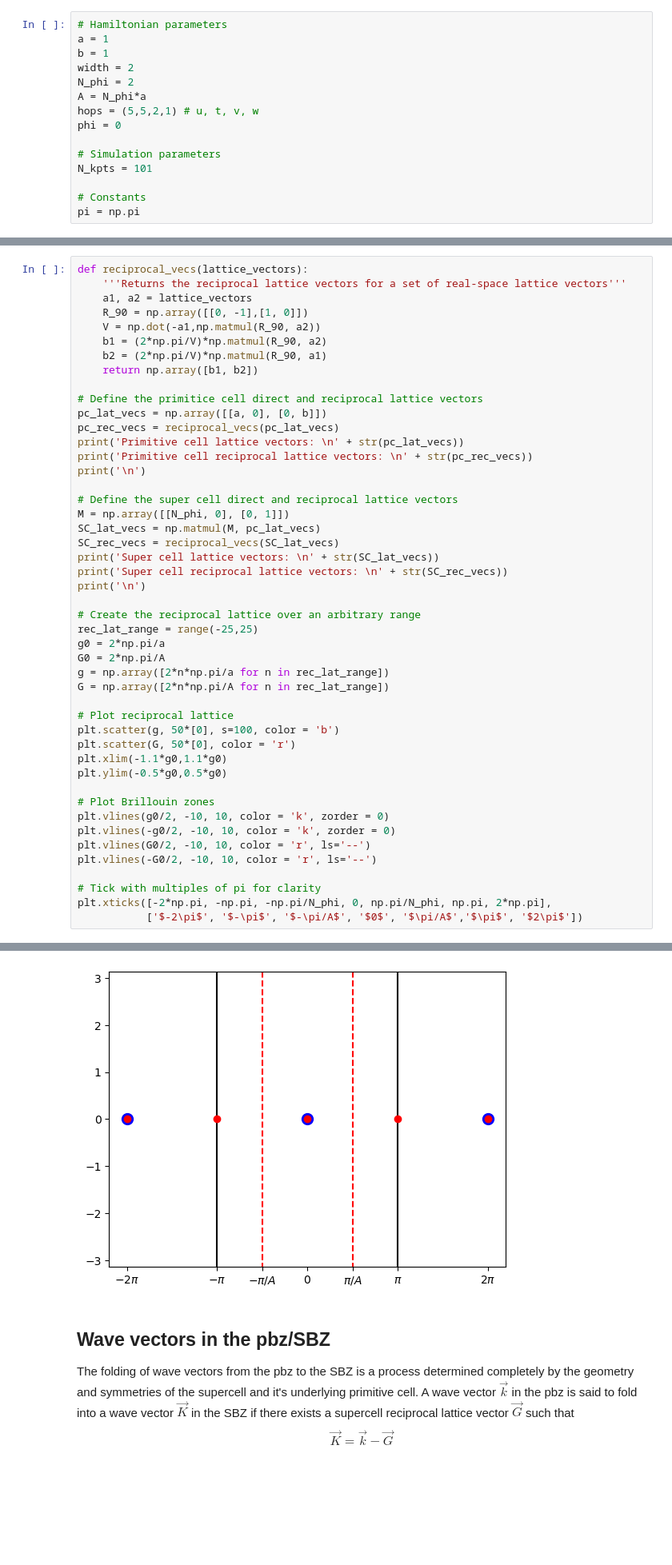
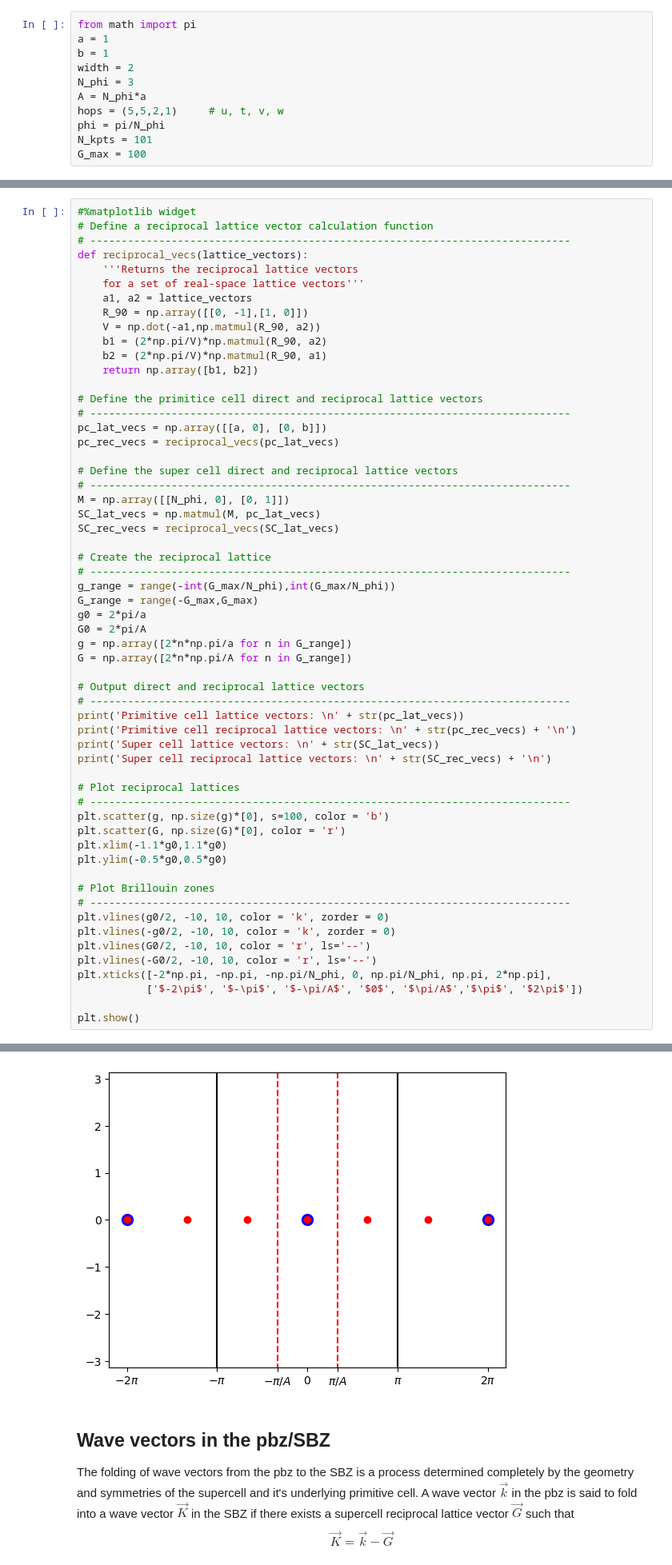
Before and after one commit to Jcrewse/helical-materials, a Jupyter notebook: kwant/ladder.ipynb, the cells around one changed output, grey strips where cells are left out. Shown at 80% size. Drawn from its saved outputs; the diff is of its cells as text; blank space fills up the shorter version.

```diff
--- a/kwant/ladder.ipynb
+++ b/kwant/ladder.ipynb
@@ -56,16 +65,12 @@ import matplotlib.pyplot as plt
 # %%
-# Hamiltonian parameters
+from math import pi
 a = 1
 b = 1
 width = 2
-N_phi = 2
+N_phi = 3
 A = N_phi*a
-hops = (5,5,2,1) # u, t, v, w
-phi = 0
-
-# Simulation parameters
+hops = (5,5,2,1)     # u, t, v, w
+phi = pi/N_phi
 N_kpts = 101
-
-# Constants
-pi = np.pi
+G_max = 100
 # %% [markdown]
@@ -122,8 +141,12 @@ A fundamental geometric consequence of performing calculations using supercells
 
 Here, we construct the unit cell and supercell reciprocal lattices and their respective Brillouin zones to visualize their geometries.
 # %%
+#%matplotlib widget
+# Define a reciprocal lattice vector calculation function
+# -----------------------------------------------------------------------------
 def reciprocal_vecs(lattice_vectors):
-    '''Returns the reciprocal lattice vectors for a set of real-space lattice vectors'''
+    '''Returns the reciprocal lattice vectors
+    for a set of real-space lattice vectors'''
     a1, a2 = lattice_vectors
     R_90 = np.array([[0, -1],[1, 0]])
     V = np.dot(-a1,np.matmul(R_90, a2))
@@ -132,42 +155,49 @@ def reciprocal_vecs(lattice_vectors):
     return np.array([b1, b2])
 
 # Define the primitice cell direct and reciprocal lattice vectors
+# -----------------------------------------------------------------------------
 pc_lat_vecs = np.array([[a, 0], [0, b]])
 pc_rec_vecs = reciprocal_vecs(pc_lat_vecs)
-print('Primitive cell lattice vectors: \n' + str(pc_lat_vecs))
-print('Primitive cell reciprocal lattice vectors: \n' + str(pc_rec_vecs))
-print('\n')
 
 # Define the super cell direct and reciprocal lattice vectors
+# -----------------------------------------------------------------------------
 M = np.array([[N_phi, 0], [0, 1]])
 SC_lat_vecs = np.matmul(M, pc_lat_vecs)
 SC_rec_vecs = reciprocal_vecs(SC_lat_vecs)
+
+# Create the reciprocal lattice
+# -----------------------------------------------------------------------------
+g_range = range(-int(G_max/N_phi),int(G_max/N_phi))
+G_range = range(-G_max,G_max)
+g0 = 2*pi/a
+G0 = 2*pi/A
+g = np.array([2*n*np.pi/a for n in G_range])
+G = np.array([2*n*np.pi/A for n in G_range])
+
+# Output direct and reciprocal lattice vectors
+# -----------------------------------------------------------------------------
+print('Primitive cell lattice vectors: \n' + str(pc_lat_vecs))
+print('Primitive cell reciprocal lattice vectors: \n' + str(pc_rec_vecs) + '\n')
 print('Super cell lattice vectors: \n' + str(SC_lat_vecs))
-print('Super cell reciprocal lattice vectors: \n' + str(SC_rec_vecs))
-print('\n')
+print('Super cell reciprocal lattice vectors: \n' + str(SC_rec_vecs) + '\n')
 
-# Create the reciprocal lattice over an arbitrary range
-rec_lat_range = range(-25,25)
-g0 = 2*np.pi/a
-G0 = 2*np.pi/A
-g = np.array([2*n*np.pi/a for n in rec_lat_range])
-G = np.array([2*n*np.pi/A for n in rec_lat_range])
-
-# Plot reciprocal lattice
-plt.scatter(g, 50*[0], s=100, color = 'b')
-plt.scatter(G, 50*[0], color = 'r')
+# Plot reciprocal lattices
+# -----------------------------------------------------------------------------
+plt.scatter(g, np.size(g)*[0], s=100, color = 'b')
+plt.scatter(G, np.size(G)*[0], color = 'r')
 plt.xlim(-1.1*g0,1.1*g0)
 plt.ylim(-0.5*g0,0.5*g0)
 
 # Plot Brillouin zones
+# -----------------------------------------------------------------------------
 plt.vlines(g0/2, -10, 10, color = 'k', zorder = 0)
 plt.vlines(-g0/2, -10, 10, color = 'k', zorder = 0)
 plt.vlines(G0/2, -10, 10, color = 'r', ls='--')
 plt.vlines(-G0/2, -10, 10, color = 'r', ls='--')
-
-# Tick with multiples of pi for clarity
 plt.xticks([-2*np.pi, -np.pi, -np.pi/N_phi, 0, np.pi/N_phi, np.pi, 2*np.pi],
            ['$-2\pi$', '$-\pi$', '$-\pi/A$', '$0$', '$\pi/A$','$\pi$', '$2\pi$'])
+
+plt.show()
 # %% [output]
 Primitive cell lattice vectors:
 [[1 0]
@@ -200,4 +215,4 @@ Super cell reciprocal lattice vectors:
-[figure, old version]
+[figure, new version]
 # %% [markdown]
 ## Wave vectors in the pbz/SBZ
 The folding of wave vectors from the pbz to the SBZ is a process determined completely by the geometry and symmetries of the supercell and it's underlying primitive cell. A wave vector $\vec{k}$ in the pbz is said to fold into a wave vector $\vec{K}$ in the SBZ if there exists a supercell reciprocal lattice vector $\vec{G}$ such that
```
Also changed, not shown: parts of 36 cells of this notebook, 12 other files.
